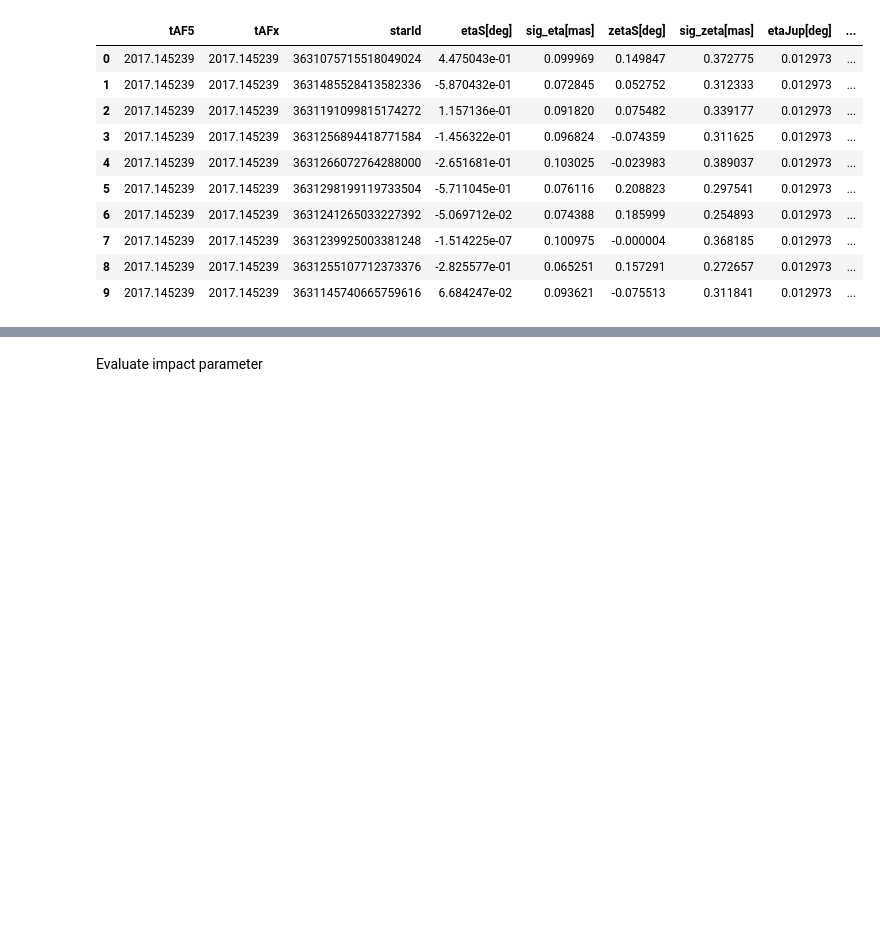
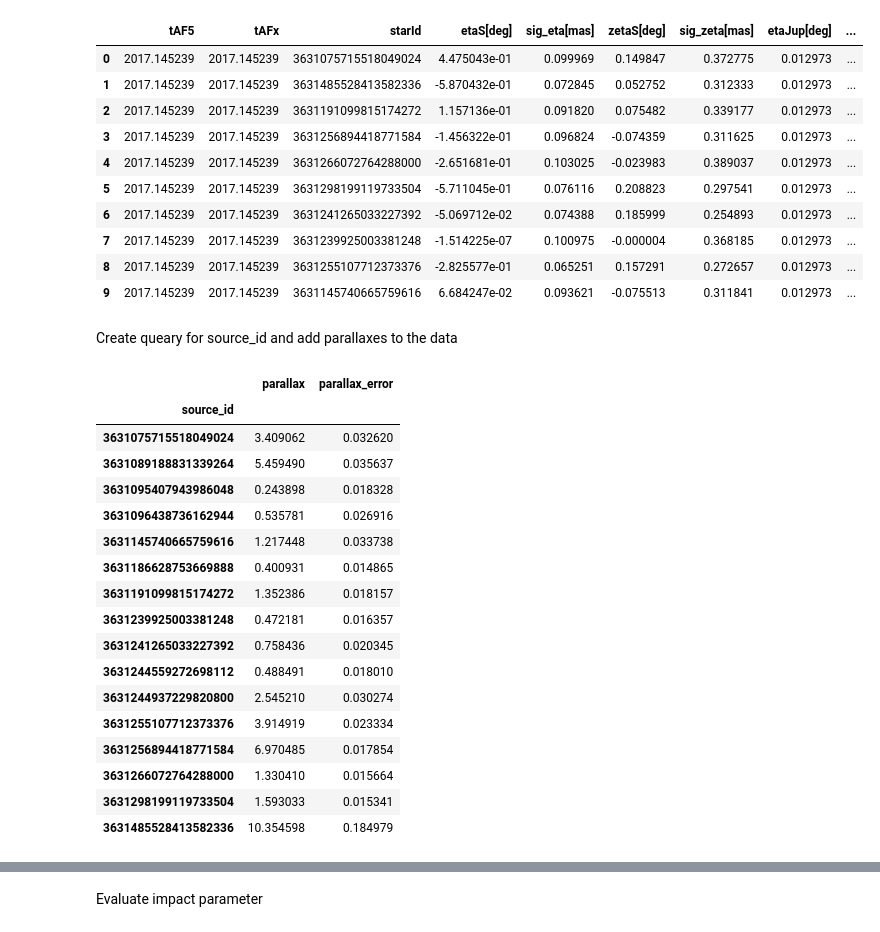
Before and after one commit to mattiafalco/Astronavigation, a Jupyter notebook: Compound_shell.ipynb, the cells around one changed output, grey strips where cells are left out. Drawn from its saved outputs; the diff is of its cells as text; code cells hidden in the pictures; blank space fills up the shorter version.

```diff
--- a/Compound_shell.ipynb
+++ b/Compound_shell.ipynb
@@ -49,3 +49,5 @@ stars_data.head(10)
 | 7 | 2017.145239 | 2017.145239 | 3631239925003381248 | -1.514225e-07 | 0.100975 | -0.000004 | 0.368185 | 0.012973 | ... |
 | 8 | 2017.145239 | 2017.145239 | 3631255107712373376 | -2.825577e-01 | 0.065251 | 0.157291 | 0.272657 | 0.012973 | ... |
 | 9 | 2017.145239 | 2017.145239 | 3631145740665759616 | 6.684247e-02 | 0.093621 | -0.075513 | 0.311841 | 0.012973 | ... |
+# %% [markdown]
+Create queary for source_id and add parallaxes to the data
@@ -51,0 +66,25 @@ stars_data.head(10)
+# %%
+# parallax and parallax erro are in mas
+new_data = pd.read_csv('1654093971685O-result.csv')
+new_data = new_data[['source_id', 'parallax', 'parallax_error']]
+new_data = new_data.set_index('source_id')
+new_data
+# %% [output]
+|  | parallax | parallax_error |
+| source_id |  |  |
+| 3631075715518049024 | 3.409062 | 0.032620 |
+| 3631089188831339264 | 5.459490 | 0.035637 |
+| 3631095407943986048 | 0.243898 | 0.018328 |
+| 3631096438736162944 | 0.535781 | 0.026916 |
+| 3631145740665759616 | 1.217448 | 0.033738 |
+| 3631186628753669888 | 0.400931 | 0.014865 |
+| 3631191099815174272 | 1.352386 | 0.018157 |
+| 3631239925003381248 | 0.472181 | 0.016357 |
+| 3631241265033227392 | 0.758436 | 0.020345 |
+| 3631244559272698112 | 0.488491 | 0.018010 |
+| 3631244937229820800 | 2.545210 | 0.030274 |
+| 3631255107712373376 | 3.914919 | 0.023334 |
+| 3631256894418771584 | 6.970485 | 0.017854 |
+| 3631266072764288000 | 1.330410 | 0.015664 |
+| 3631298199119733504 | 1.593033 | 0.015341 |
+| 3631485528413582336 | 10.354598 | 0.184979 |
```
Also changed, not shown: parts of 4 cells of this notebook, 2 other files.
